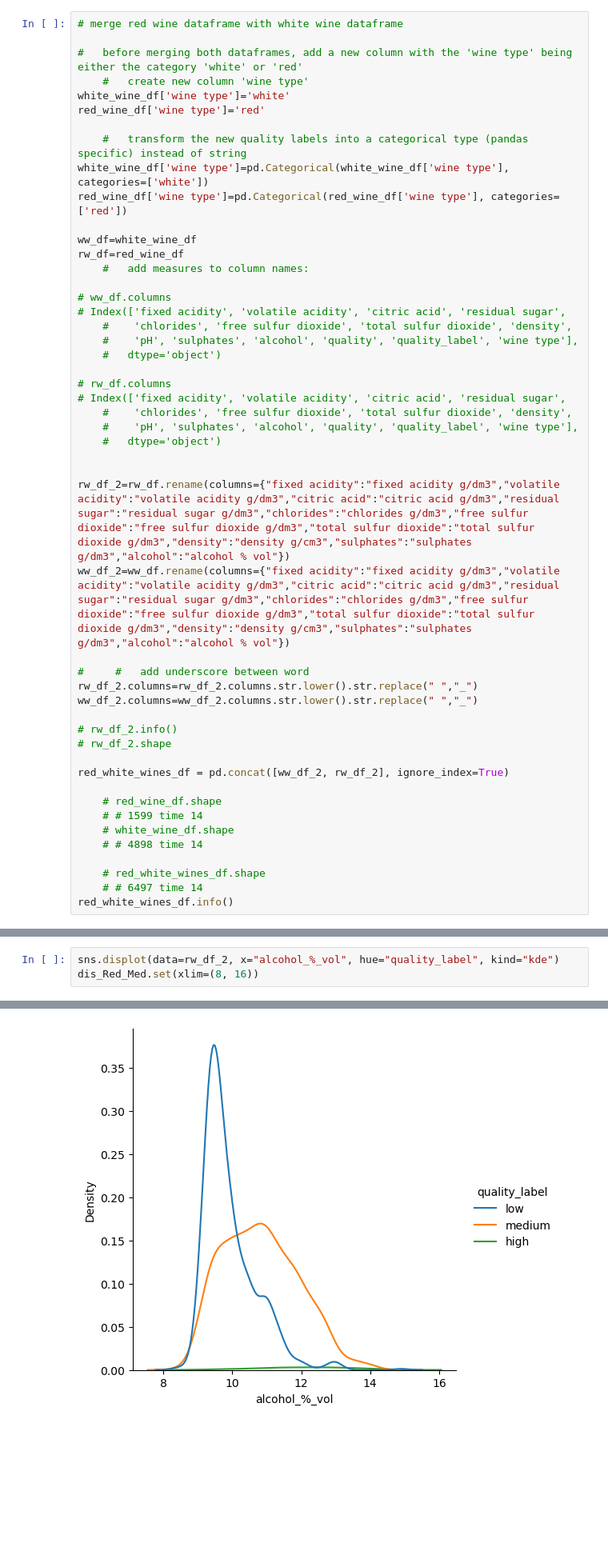
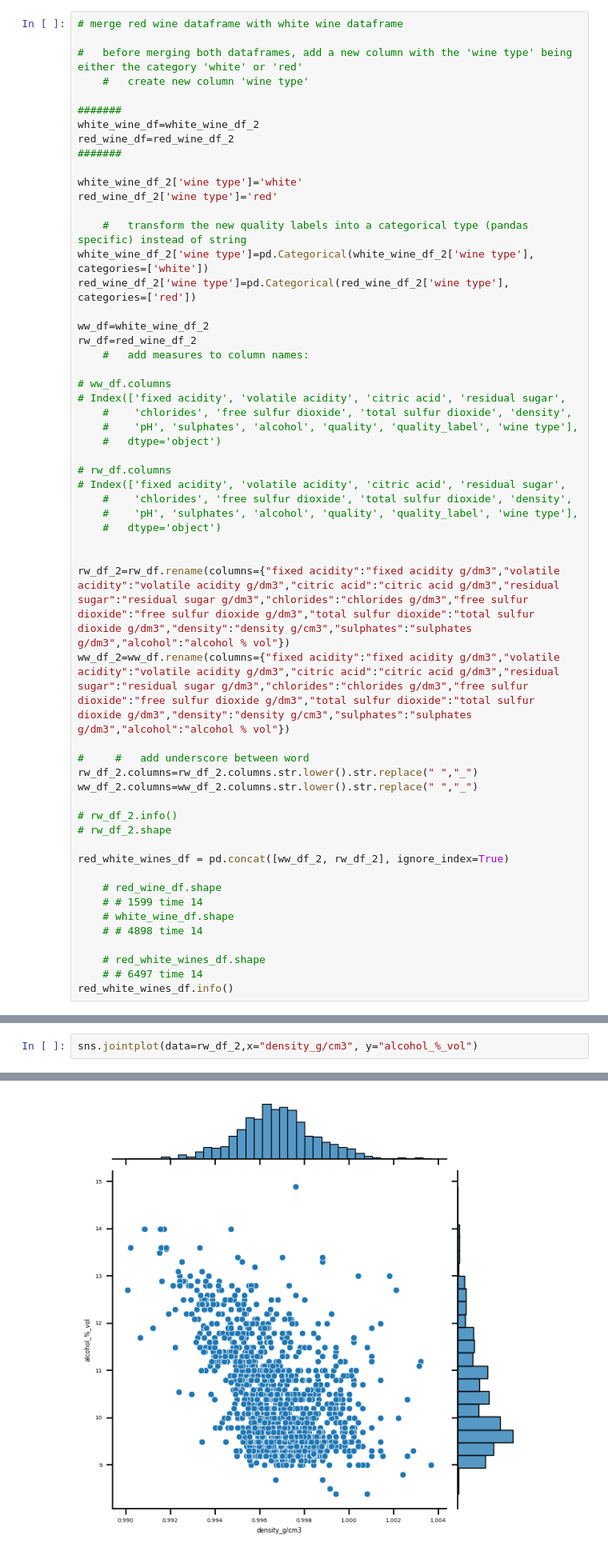
Before and after one commit to TimGarnault/project_2, a Jupyter notebook: sprint_1.ipynb, the cells around one changed output, grey strips where cells are left out. Shown at 80% size. Saved outputs shown, nothing was run; the diff lists cells and outputs as text; blank space fills up the shorter version.

```diff
--- a/sprint_1.ipynb
+++ b/sprint_1.ipynb
@@ -202,15 +216,21 @@ white_wine_df
 
 #   before merging both dataframes, add a new column with the 'wine type' being either the category 'white' or 'red'
     #   create new column 'wine type'
-white_wine_df['wine type']='white'
-red_wine_df['wine type']='red'
+
+#######
+white_wine_df=white_wine_df_2
+red_wine_df=red_wine_df_2
+#######
+
+white_wine_df_2['wine type']='white'
+red_wine_df_2['wine type']='red'
 
     #   transform the new quality labels into a categorical type (pandas specific) instead of string
-white_wine_df['wine type']=pd.Categorical(white_wine_df['wine type'], categories=['white'])
-red_wine_df['wine type']=pd.Categorical(red_wine_df['wine type'], categories=['red'])
+white_wine_df_2['wine type']=pd.Categorical(white_wine_df_2['wine type'], categories=['white'])
+red_wine_df_2['wine type']=pd.Categorical(red_wine_df_2['wine type'], categories=['red'])
 
-ww_df=white_wine_df
-rw_df=red_wine_df
+ww_df=white_wine_df_2
+rw_df=red_wine_df_2
     #   add measures to column names:
 
 # ww_df.columns
@@ -445,4 +541,3 @@ dis_Red_Med.set(xlim=(8, 16), xticks=[8,10,12,14])
 # %%
-sns.displot(data=rw_df_2, x="alcohol_%_vol", hue="quality_label", kind="kde")
-dis_Red_Med.set(xlim=(8, 16))
+sns.jointplot(data=rw_df_2,x="density_g/cm3", y="alcohol_%_vol")
 # %% [output]
@@ -450 +545 @@ dis_Red_Med.set(xlim=(8, 16))
-[figure, old version]
+[figure, new version]
```
Also changed, not shown: parts of 25 cells of this notebook, 2 other files.
